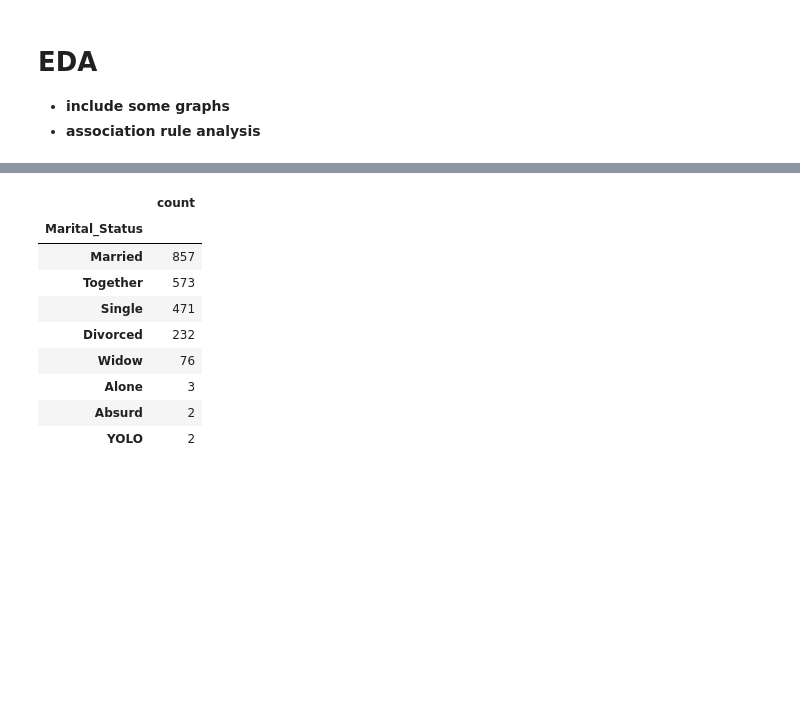
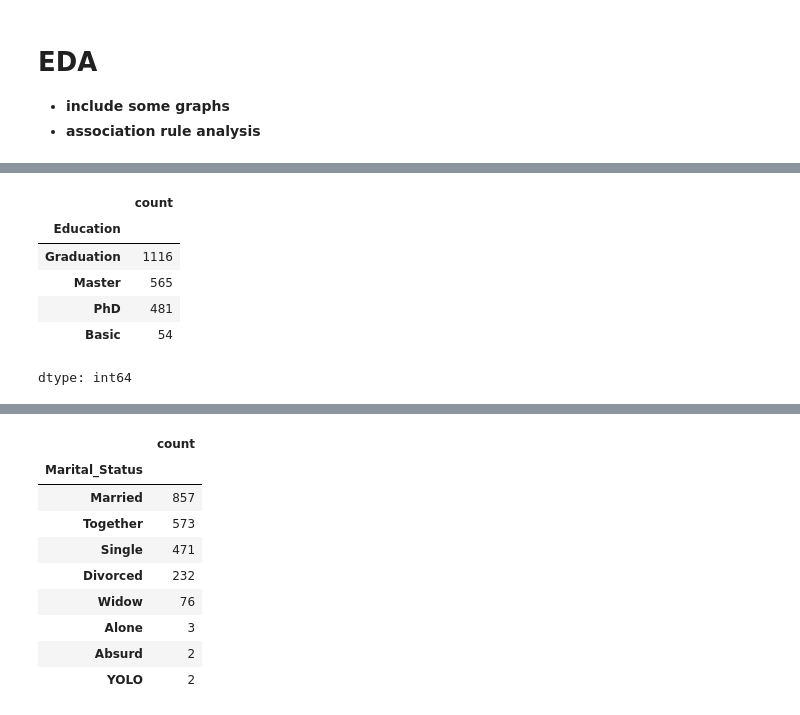
Before and after one commit to kimvkemenade/DM_team16, a Jupyter notebook: DM_Assignment_2.ipynb, the cells around one changed output, grey strips where cells are left out. Saved outputs shown, nothing was run; the diff lists cells and outputs as text; code cells hidden in the pictures; blank space fills up the shorter version.

```diff
--- a/DM_Assignment_2.ipynb
+++ b/DM_Assignment_2.ipynb
@@ -275,0 +264,13 @@ sns.catplot(data=marketing_df, x="Marital_Status", kind="count",)
+# %%
+#replacing '2n Cycle' with 'Master'
+marketing_df['Education'] = marketing_df['Education'].replace({'2n Cycle': 'Master'})
+# looking at the new distribution
+marketing_df['Education'].value_counts() # actual count/values
+# %% [output]
+|  | count |
+| Education |  |
+| Graduation | 1116 |
+| Master | 565 |
+| PhD | 481 |
+| Basic | 54 |
+dtype: int64
```
Also changed, not shown: parts of 7 cells of this notebook.
